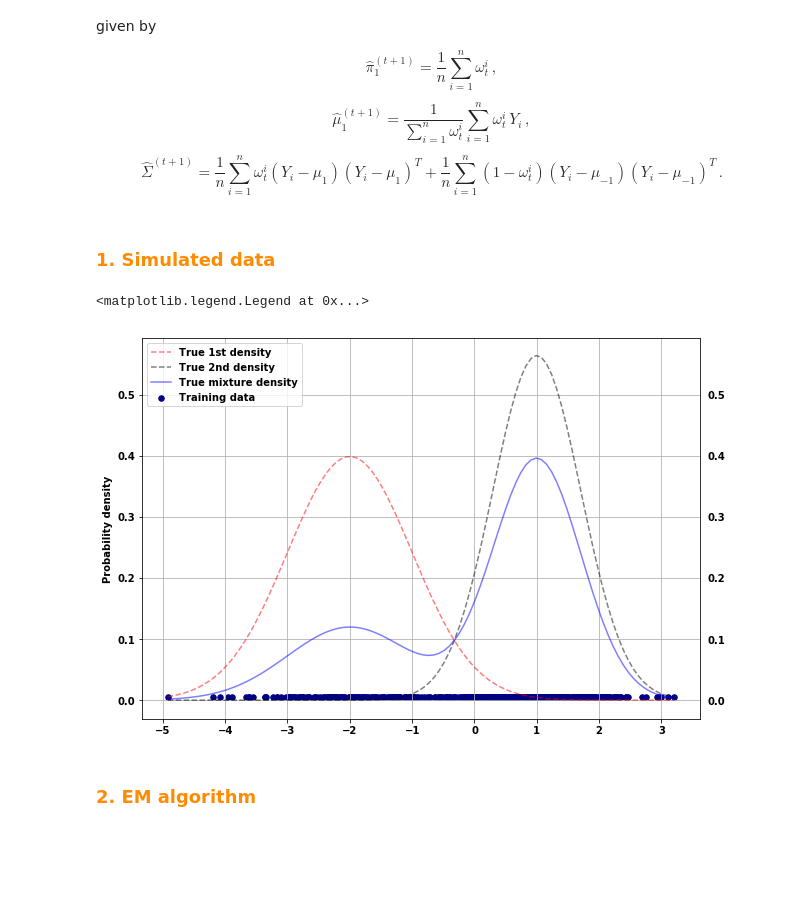
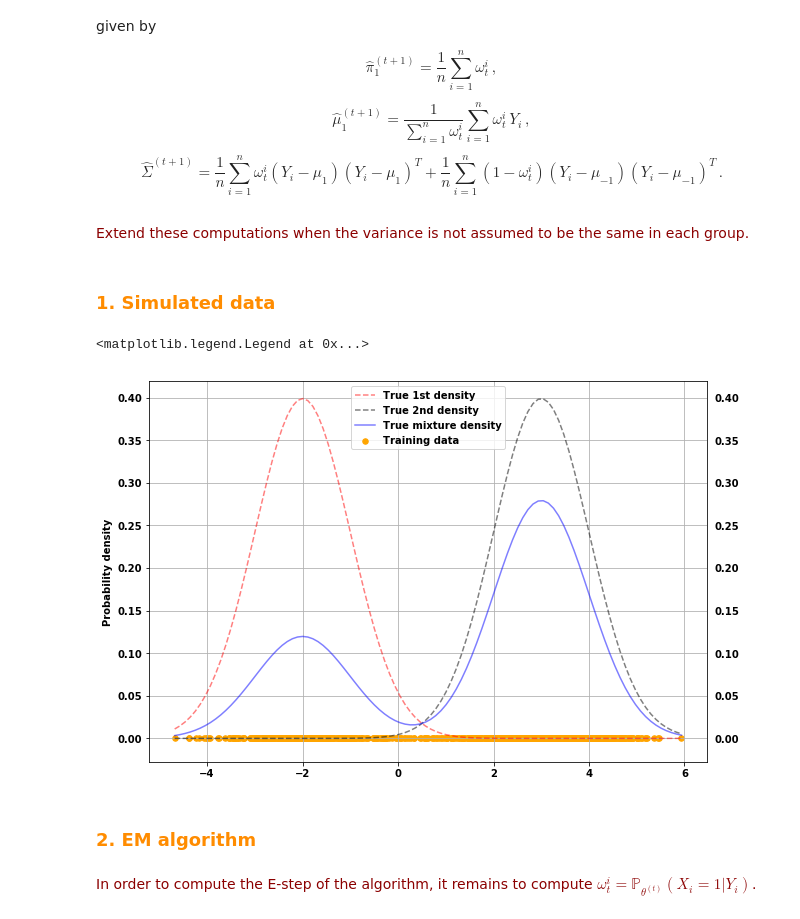
Before and after one commit to sylvainlc/19-map354_share, a Jupyter notebook: 7_LatentData/Lab/Python/ExpectationMaximization.ipynb, the cells around one changed output. Saved outputs shown, nothing was run; the diff lists cells and outputs as text; code cells hidden in the pictures; blank space fills up the shorter version.

```diff
--- a/7_LatentData/Lab/Python/ExpectationMaximization.ipynb
+++ b/7_LatentData/Lab/Python/ExpectationMaximization.ipynb
@@ -117,6 +117,8 @@ $$
 $$
 \widehat\Sigma^{(t+1)} = \frac{1}{n}\sum_{i=1}^n\omega_t^i\left(Y_i - \mu_{1}\right)\left(Y_i - \mu_{1}\right)^T +  \frac{1}{n}\sum_{i=1}^n(1-\omega_t^i)\left(Y_i - \mu_{-1}\right)\left(Y_i - \mu_{-1}\right)^T\,.
 $$
+# %% [markdown]
+<font color=darkred> Extend these computations when the variance is not assumed to be the same in each group.</font>
 # %%
 import matplotlib.pyplot as plt
 from sklearn import cluster, datasets, mixture
@@ -126,11 +128,11 @@ from scipy.stats import multivariate_normal
 ### <font color=darkorange>  1. Simulated data</font>
 # %%
 # number of observations
-n_samples = 500
+n_samples = 1000
 
 # means and variance to be estimated
 mu1, sigma1 = -2, 1
-mu2, sigma2 = 1, .5
+mu2, sigma2 = 3, 1
 
 # prior probability of the first cluster/goup
 pi1 = 0.3
@@ -152,20 +154,20 @@ def Gaussian_pdf(x, mean, variance):
 # %%
 # visualize the training data
 bins = np.linspace(np.min(X),np.max(X),100)
 
 plt.figure(figsize=(10,7))
 plt.ylabel("Probability density")
-plt.scatter(X, [0.005] * len(X), color='navy', s=30, marker='o', label="Training data")
+plt.scatter(X, np.zeros(len(X)), color='orange', s=30, marker='o', label="Training data")
 
 plt.plot(bins, Gaussian_pdf(bins, mu1, sigma1), linestyle = 'dashed', alpha = 0.5, color='red', label="True 1st density")
 plt.plot(bins, Gaussian_pdf(bins, mu2, sigma2), linestyle = 'dashed', alpha = 0.5, color='k', label="True 2nd density")
 plt.plot(bins, pi1*Gaussian_pdf(bins, mu1, sigma1) + (1-pi1)*Gaussian_pdf(bins, mu2, sigma2), alpha = 0.5, color='b', label="True mixture density")
 
 plt.tick_params(labelright=True)
 plt.grid('True')
 plt.legend()
 # %% [output]
 <matplotlib.legend.Legend at 0x...>
-[figure, old version]
+[figure, new version]
 # %% [markdown]
 ### <font color=darkorange>  2. EM algorithm</font>
@@ -171,0 +206,2 @@ plt.legend()
+# %% [markdown]
+<font color=darkred> In order to compute the E-step of the algorithm, it remains to compute $\omega_t^i = \mathbb{P}_{\theta^{(t)}}(X_i=1|Y_i)$. </font>
```
Also changed, not shown: parts of 9 cells of this notebook.
